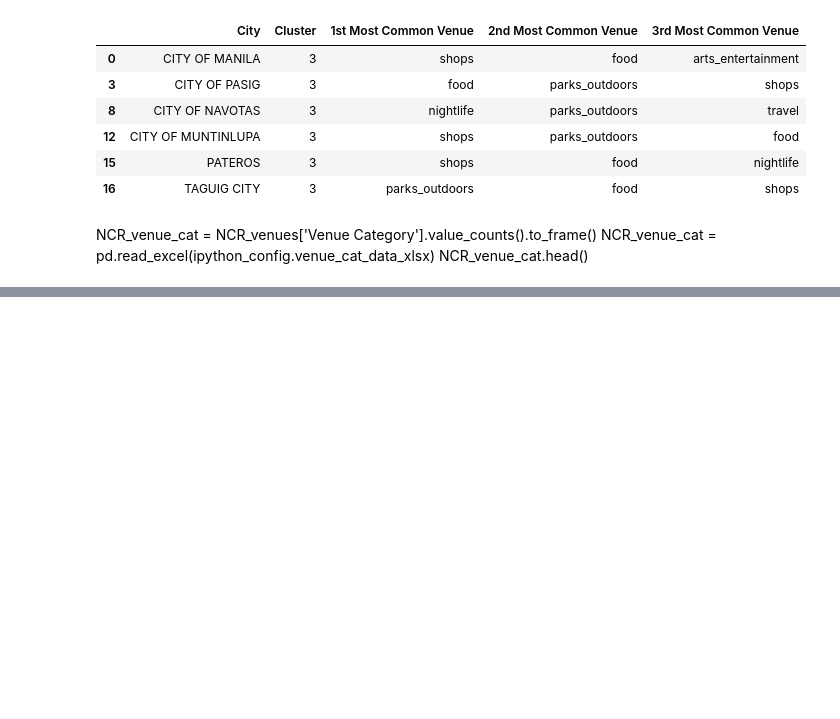
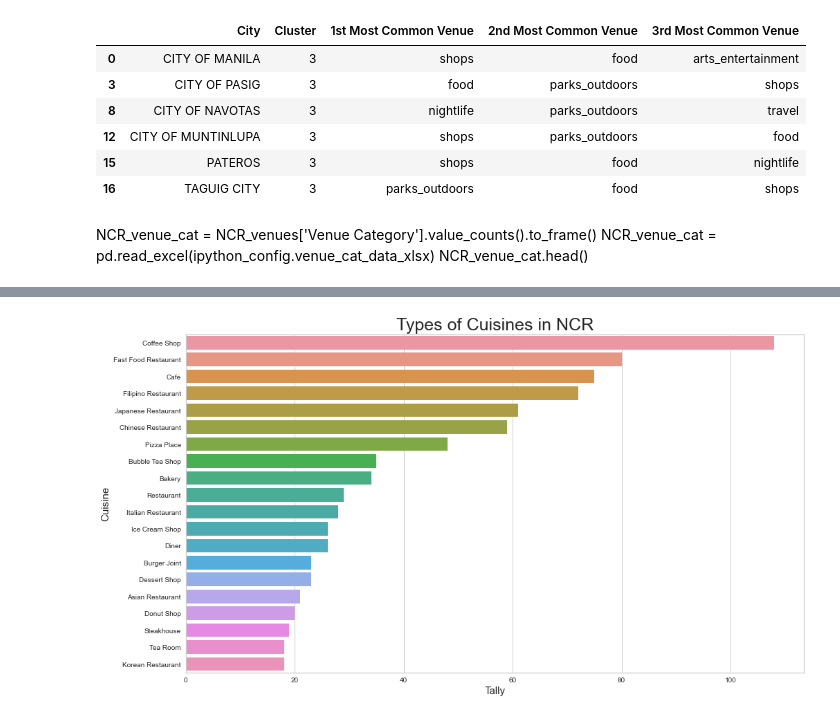
Before and after one commit to kjfjose/Coursera_Capstone, a Jupyter notebook: Coursera_Final_Capstone.ipynb, the cells around one changed output, grey strips where cells are left out. Cells and saved outputs as stored; diff of their text form; code cells hidden in the pictures; blank space fills up the shorter version.

Commit message:
started with cuisines

```diff
--- a/Coursera_Final_Capstone.ipynb
+++ b/Coursera_Final_Capstone.ipynb
@@ -542,0 +568,4 @@ NCR_venue_cat.head()
+# %%
+#obtain data for food related locations
+NCR_cuisines = NCR_venues[NCR_venues['Short Category'] == 'food']
+NCR_cuisines.head()
@@ -542,0 +583,3 @@ NCR_venue_cat.head()
+# %%
+cuisines_data = NCR_cuisines['Venue Category'].value_counts(sort=True).to_frame().reset_index()
+cuisines_data.rename(index = str, columns ={'index':'Cuisine','Venue Category':'Count'}, inplace=True )
@@ -542,0 +595,12 @@ NCR_venue_cat.head()
+# %%
+plt.figure(figsize=(16,9))
+ax = sns.barplot(x="Count", y="Cuisine",data = cuisines_data[:20], orient='h')
+ax.set_title('Types of Cuisines in NCR', fontsize=25)
+ax.set_ylabel('Cuisine', fontsize=15)
+ax.set_xlabel('Tally', fontsize=15)
+ax.tick_params(labelsize=10)
+plt.yticks(rotation='horizontal')
+
+plt.show()
+# %% [output]
+[figure, added]
```
Also changed, not shown: parts of 15 cells of this notebook.
